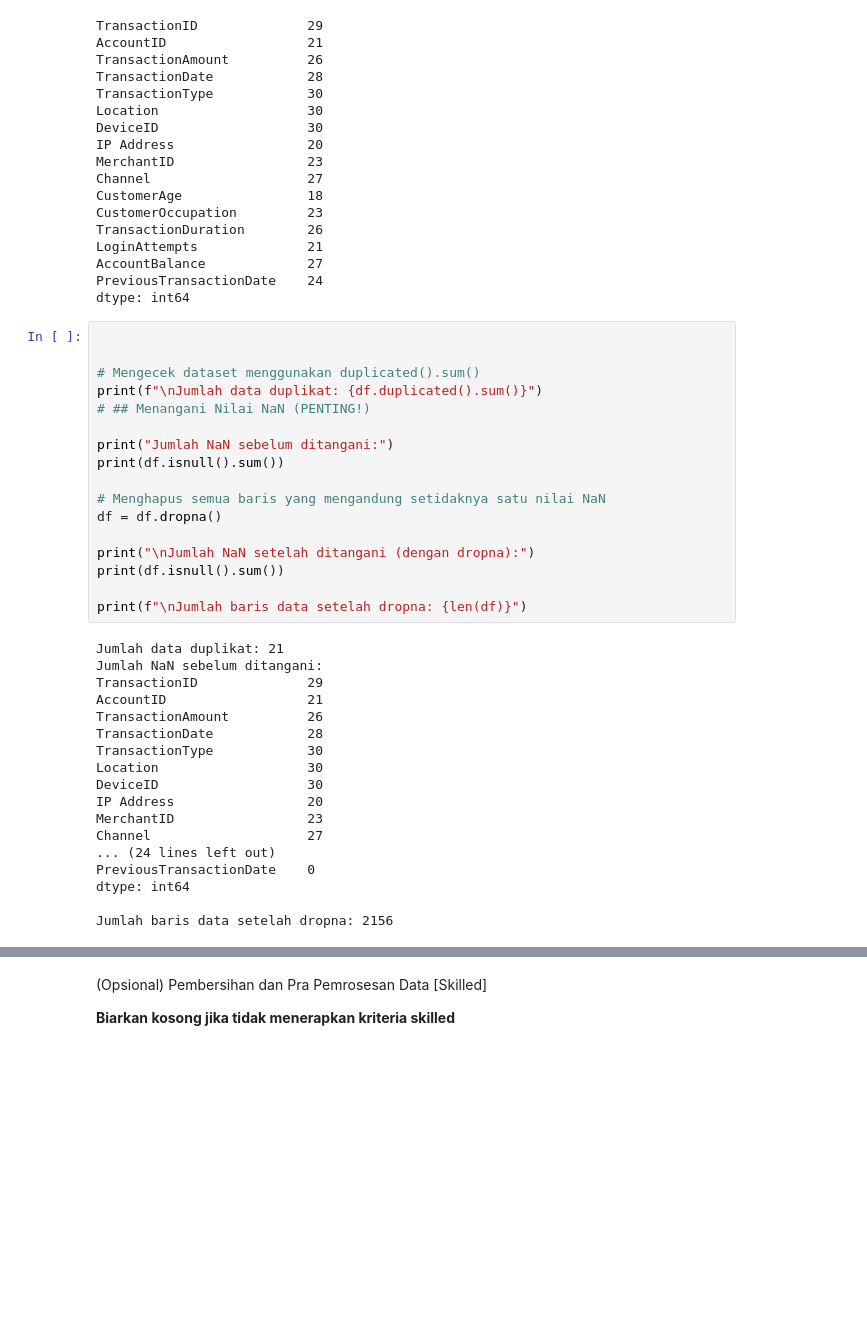
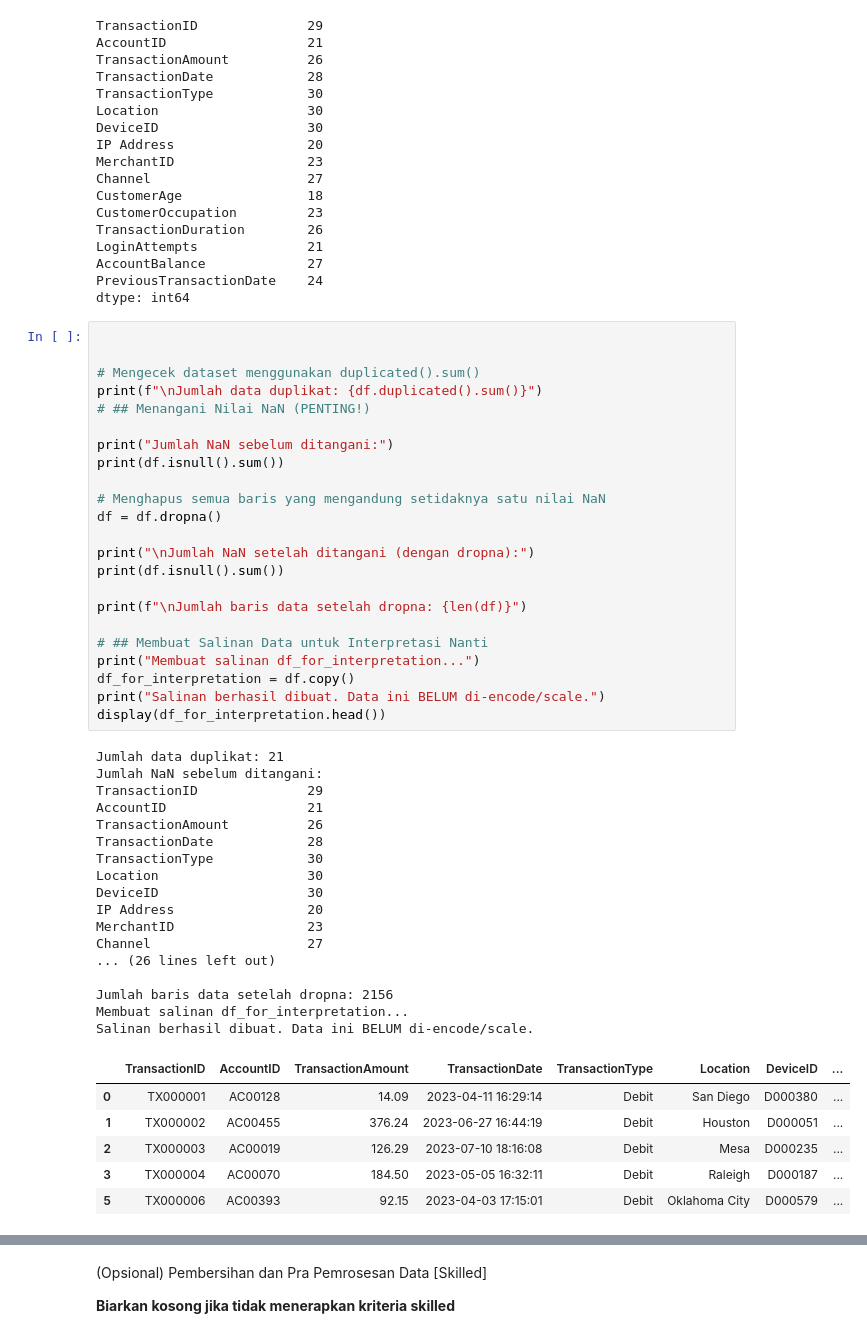
Before and after one commit to fmpangestu/Kmeans-decisionTree, a Jupyter notebook: [Clustering]_Submission_Akhir_BMLP_Your_Name.ipynb, the cells around one changed output, grey strips where cells are left out. Cells and saved outputs as stored; diff of their text form; blank space fills up the shorter version.

```diff
--- a/[Clustering]_Submission_Akhir_BMLP_Your_Name.ipynb
+++ b/[Clustering]_Submission_Akhir_BMLP_Your_Name.ipynb
@@ -157,34 +157,46 @@ dtype: int64
 
 # Mengecek dataset menggunakan duplicated().sum()
 print(f"\nJumlah data duplikat: {df.duplicated().sum()}")
 # ## Menangani Nilai NaN (PENTING!)
 
 print("Jumlah NaN sebelum ditangani:")
 print(df.isnull().sum())
 
 # Menghapus semua baris yang mengandung setidaknya satu nilai NaN
 df = df.dropna()
 
 print("\nJumlah NaN setelah ditangani (dengan dropna):")
 print(df.isnull().sum())
 
 print(f"\nJumlah baris data setelah dropna: {len(df)}")
+
+# ## Membuat Salinan Data untuk Interpretasi Nanti
+print("Membuat salinan df_for_interpretation...")
+df_for_interpretation = df.copy()
+print("Salinan berhasil dibuat. Data ini BELUM di-encode/scale.")
+display(df_for_interpretation.head())
 # %% [output]
 Jumlah data duplikat: 21
 Jumlah NaN sebelum ditangani:
 TransactionID              29
 AccountID                  21
 TransactionAmount          26
 TransactionDate            28
 TransactionType            30
 Location                   30
 DeviceID                   30
 IP Address                 20
 MerchantID                 23
 Channel                    27
-... (24 lines left out)
-PreviousTransactionDate    0
-dtype: int64
+... (26 lines left out)
 
 Jumlah baris data setelah dropna: 2156
+Membuat salinan df_for_interpretation...
+Salinan berhasil dibuat. Data ini BELUM di-encode/scale.
+|  | TransactionID | AccountID | TransactionAmount | TransactionDate | TransactionType | Location | DeviceID | ... |
+| 0 | TX000001 | AC00128 | 14.09 | 2023-04-11 16:29:14 | Debit | San Diego | D000380 | ... |
+| 1 | TX000002 | AC00455 | 376.24 | 2023-06-27 16:44:19 | Debit | Houston | D000051 | ... |
+| 2 | TX000003 | AC00019 | 126.29 | 2023-07-10 18:16:08 | Debit | Mesa | D000235 | ... |
+| 3 | TX000004 | AC00070 | 184.50 | 2023-05-05 16:32:11 | Debit | Raleigh | D000187 | ... |
+| 5 | TX000006 | AC00393 | 92.15 | 2023-04-03 17:15:01 | Debit | Oklahoma City | D000579 | ... |
 # %%
```
Also changed, not shown: parts of 12 cells of this notebook, 2 other files.
